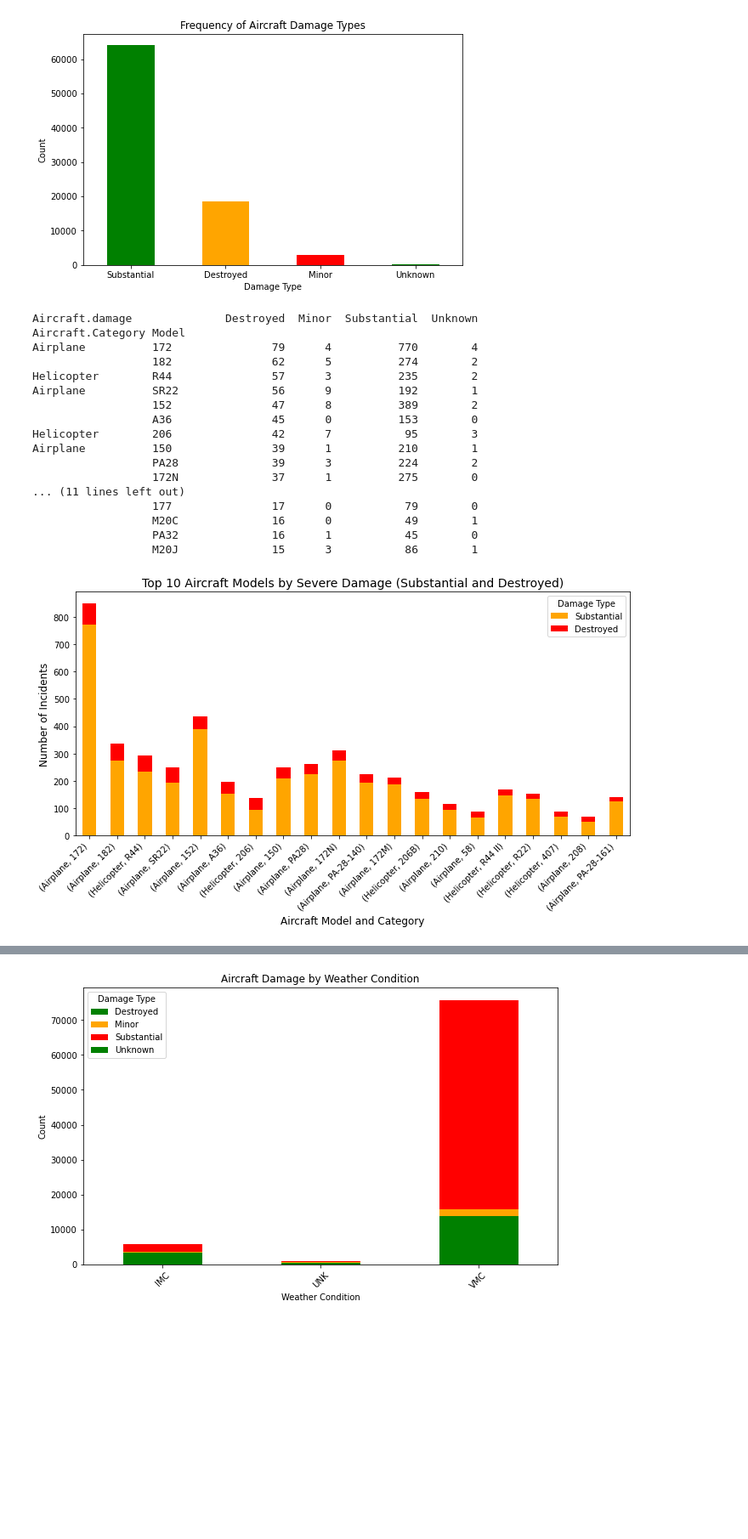
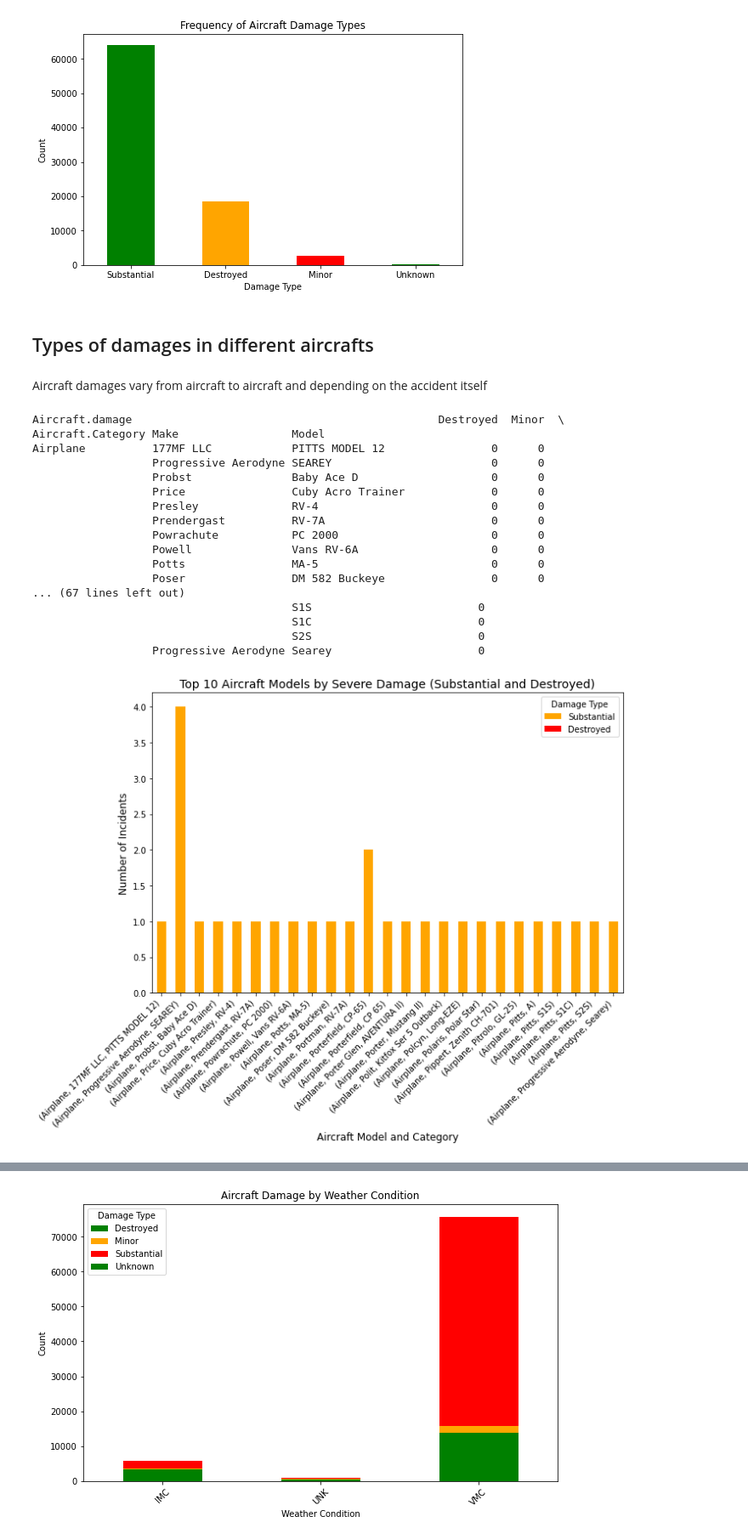
Before and after one commit to Audrey-coder/Phase1-Project, a Jupyter notebook: index.ipynb, the cells around one changed output, grey strips where cells are left out. Shown: that part at 85% size. Cells and saved outputs as stored; diff of their text form; code cells hidden in the pictures; blank space fills up the shorter version.

```diff
--- a/index.ipynb
+++ b/index.ipynb
@@ -18,7 +19,7 @@ import seaborn as sns
 %matplotlib inline
 # %%
 # Loading the data into a dataframe
-df = pd.read_csv('Data/AviationData.csv',encoding='ISO-8859-1',low_memory=False)
+df = pd.read_csv('./Data/AviationData.csv',encoding='ISO-8859-1',low_memory=False)
 df
 # %% [output]
 |  | Event.Id | Investigation.Type | Accident.Number | Event.Date | Location | Country | Latitude | Longitude | ... |
@@ -101,5 +99,5 @@ array(['Stinson', 'Piper', 'Cessna', ..., 'JAMES R DERNOVSEK',
 df.dropna(subset=['Model','Make'],axis=0,inplace=True)
 # %%
 # Dropping unneccessary columns that we will not be using
-columns_to_drop = ['Latitude', 'Longitude', 'Airport.Code', 'Airport.Name', 'FAR.Description', 'Schedule']
+columns_to_drop = ['Latitude', 'Longitude', 'Airport.Code', 'Airport.Name', 'FAR.Description', 'Schedule','Air.carrier']
 df.drop(columns=columns_to_drop,inplace=True)
@@ -312,48 +328,52 @@ plt.xticks(rotation=0)
 plt.show()
 # %% [output]
 [figure]
+# %% [markdown]
+## Types of damages in different aircrafts
+# %% [markdown]
+Aircraft damages vary from aircraft to aircraft and depending on the accident itself
 # %%
 # Grouping by Aircraft category, Model and aircraft damage
-damage_by_model = (df.groupby([ 'Aircraft.Category','Model', 'Aircraft.damage'])['Event.Id'].count().unstack(fill_value=0).
-sort_values(by='Destroyed', ascending=False))
+damage_by_model = (df.groupby([ 'Aircraft.Category','Make','Model', 'Aircraft.damage'])['Event.Id'].count().unstack
+                   (fill_value=0).sort_values(by='Destroyed', ascending=True))
 print(damage_by_model.head(25))
 # %% [output]
-Aircraft.damage              Destroyed  Minor  Substantial  Unknown
-Aircraft.Category Model
-Airplane          172               79      4          770        4
-                  182               62      5          274        2
-Helicopter        R44               57      3          235        2
-Airplane          SR22              56      9          192        1
-                  152               47      8          389        2
-                  A36               45      0          153        0
-Helicopter        206               42      7           95        3
-Airplane          150               39      1          210        1
-                  PA28              39      3          224        2
-                  172N              37      1          275        0
-... (11 lines left out)
-                  177               17      0           79        0
-                  M20C              16      0           49        1
-                  PA32              16      1           45        0
-                  M20J              15      3           86        1
+Aircraft.damage                                              Destroyed  Minor  \
+Aircraft.Category Make                 Model
+Airplane          177MF LLC            PITTS MODEL 12                0      0
+                  Progressive Aerodyne SEAREY                        0      0
+                  Probst               Baby Ace D                    0      0
+                  Price                Cuby Acro Trainer             0      0
+                  Presley              RV-4                          0      0
+                  Prendergast          RV-7A                         0      0
+                  Powrachute           PC 2000                       0      0
+                  Powell               Vans RV-6A                    0      0
+                  Potts                MA-5                          0      0
+                  Poser                DM 582 Buckeye                0      0
+... (67 lines left out)
+                                       S1S                         0
+                                       S1C                         0
+                                       S2S                         0
+                  Progressive Aerodyne Searey                      0
 # %%
 # Extracting the top 20 damages by model
-top_damage_models = damage_by_model.head(20)
+top_damage_models = damage_by_model.head(25)
 
 # Plotting the data
 top_damage_models[['Substantial', 'Destroyed']].plot(
     kind='bar',
     stacked=True,
-    figsize=(10, 6),
+    figsize=(10, 8),
     color=['orange', 'red']
 )
 
 # Adding title and labels
 plt.title('Top 10 Aircraft Models by Severe Damage (Substantial and Destroyed)', fontsize=14)
 plt.xlabel('Aircraft Model and Category', fontsize=12)
 plt.ylabel('Number of Incidents', fontsize=12)
 plt.xticks(rotation=45, ha='right')
 plt.legend(title='Damage Type')
 plt.tight_layout()
 plt.show()
 # %% [output]
-[figure, old version]
+[figure, new version]
```
Also changed, not shown: parts of 39 cells of this notebook, 1 other file.
